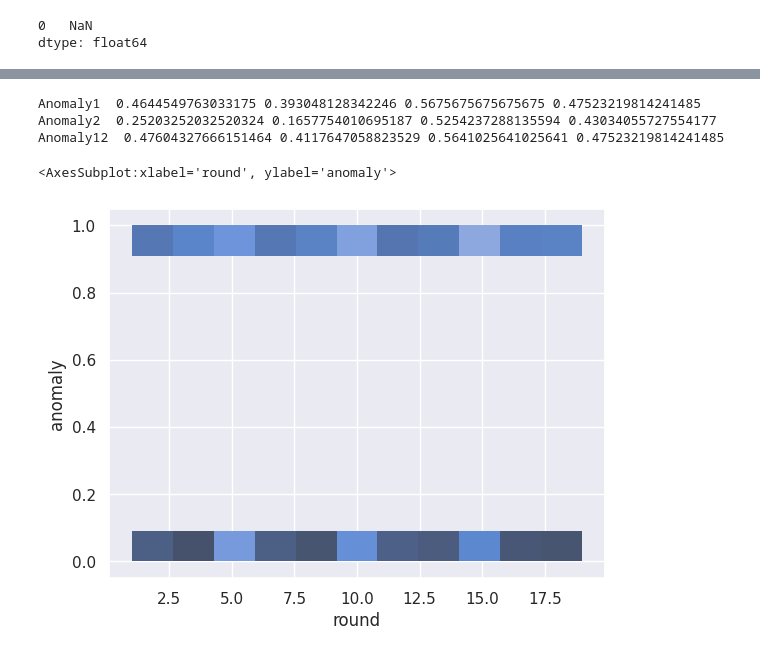
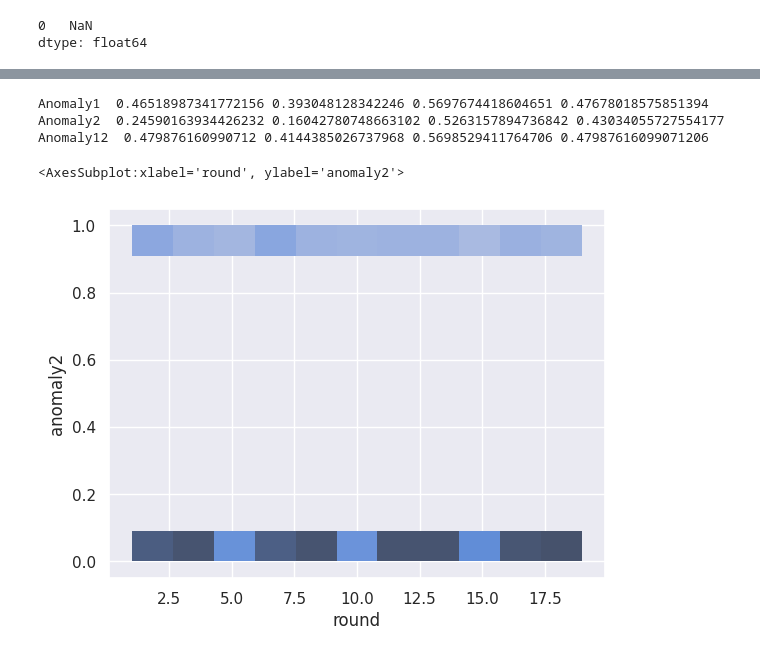
Before and after one commit to GabrielTalasso/Federated_IoT_Anomaly_Detection, a Jupyter notebook: centralized_model.ipynb, the cells around one changed output, grey strips where cells are left out. Drawn from its saved outputs; the diff is of its cells as text; code cells hidden in the pictures.

```diff
--- a/centralized_model.ipynb
+++ b/centralized_model.ipynb
@@ -121,7 +121,7 @@ for t in range(1, 20):
                     )
     model.compile(optimizer='adam', loss='mse')
 
-    n_epochs = 100
+    n_epochs = 1000
     hist =  model.fit(X, X,
                 epochs = n_epochs, batch_size = 32, verbose=0)
 
@@ -168,3 +168,14 @@ sns.lineplot(losses_evaluate)
 # %% [output]
 <AxesSubplot:>
 [figure]
+# %%
+#media da loss dos clients por "round"
+all = []
+for i in range(19):
+    aux = []
+    for j in range(34):
+        aux.append(losses_evaluate[str(j)][i])
+    all.append(np.mean(aux))
+
+
+sns.lineplot(all)
@@ -270,14 +303,14 @@ print('Anomaly12 ',f1_score(data_eval['anomaly12'], data_eval['true_anomaly']),
         recall_score(       data_eval['anomaly12'], data_eval['true_anomaly']),
         accuracy_score(     data_eval['anomaly12'], data_eval['true_anomaly']))
 # %% [output]
-Anomaly1  0.4644549763033175 0.393048128342246 0.5675675675675675 0.47523219814241485
-Anomaly2  0.25203252032520324 0.1657754010695187 0.5254237288135594 0.43034055727554177
-Anomaly12  0.47604327666151464 0.4117647058823529 0.5641025641025641 0.47523219814241485
+Anomaly1  0.46518987341772156 0.393048128342246 0.5697674418604651 0.47678018575851394
+Anomaly2  0.24590163934426232 0.16042780748663102 0.5263157894736842 0.43034055727554177
+Anomaly12  0.479876160990712 0.4144385026737968 0.5698529411764706 0.47987616099071206
 # %%
-sns.histplot(x = data_eval['round'], y = data_eval['anomaly'])#, hue = data['anom_true'], bins = 20)
+sns.histplot(x = data_eval['round'], y = data_eval['anomaly2'])#, hue = data['anom_true'], bins = 20)
 # %% [output]
-<AxesSubplot:xlabel='round', ylabel='anomaly'>
+<AxesSubplot:xlabel='round', ylabel='anomaly2'>
-[figure, old version]
+[figure, new version]
 # %%
 #first try
 #Anomaly1  0.46518987341772156 0.393048128342246 0.5697674418604651 0.47678018575851394
```
Also changed, not shown: parts of 10 cells of this notebook, 15 other files.
